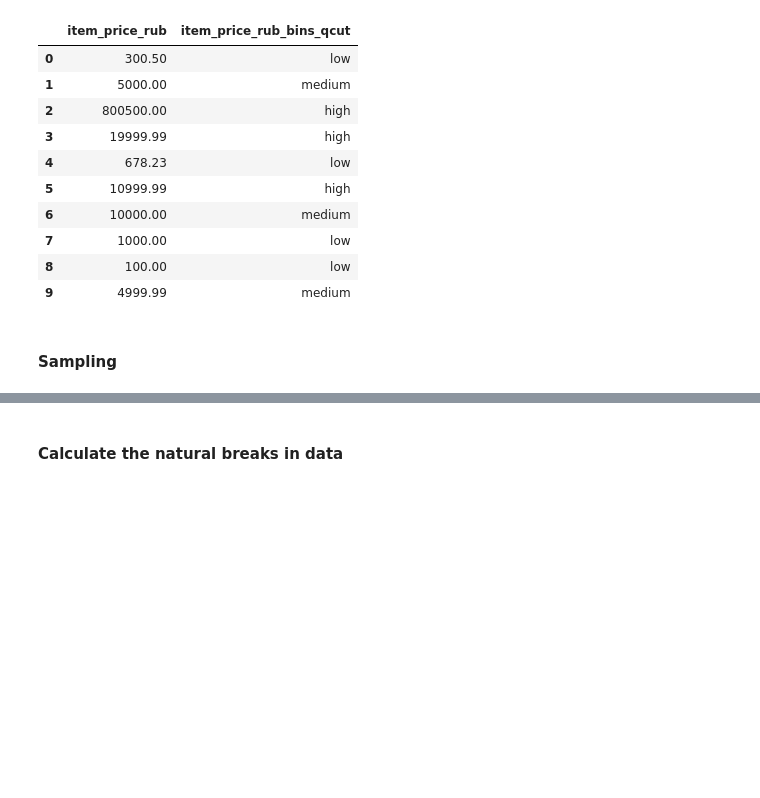
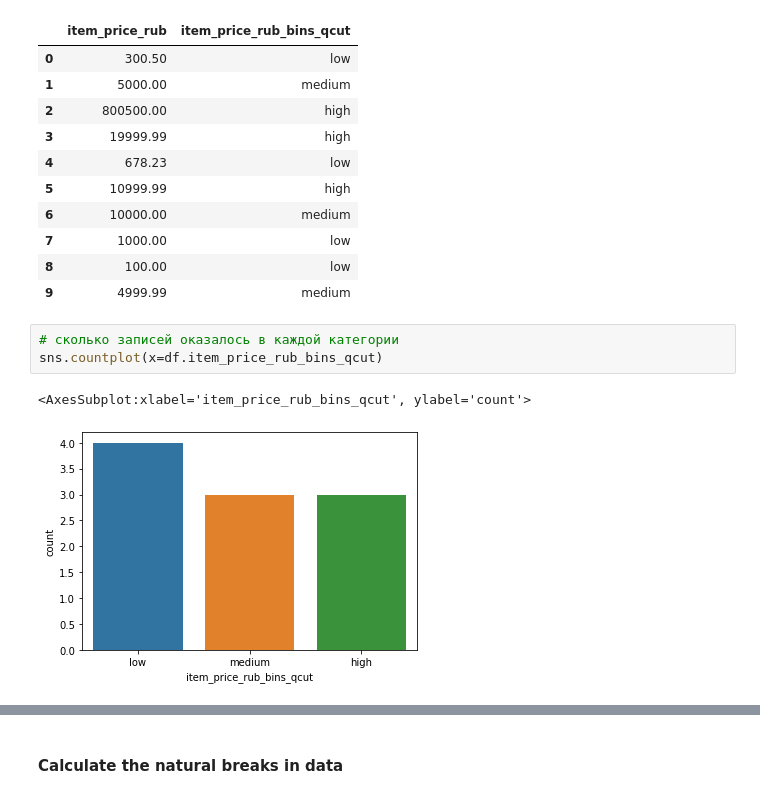
Before and after one commit to ryndovaira-org/data_science_lectures, a Jupyter notebook: 04_data_preparation/lectures/04_feature_engineering.ipynb, the cells around one changed output, grey strips where cells are left out. Cells and saved outputs as stored; diff of their text form; blank space fills up the shorter version.

```diff
--- a/04_data_preparation/lectures/04_feature_engineering.ipynb
+++ b/04_data_preparation/lectures/04_feature_engineering.ipynb
@@ -1383,5 +1400,9 @@ df[['item_price_rub', 'item_price_rub_bins_qcut']]
 | 7 | 1000.00 | low |
 | 8 | 100.00 | low |
 | 9 | 4999.99 | medium |
-# %% [markdown]
-#### Sampling
+# %%
+# сколько записей оказалось в каждой категории
+sns.countplot(x=df.item_price_rub_bins_qcut)
+# %% [output]
+<AxesSubplot:xlabel='item_price_rub_bins_qcut', ylabel='count'>
+[figure, added]
```
Also changed, not shown: parts of 18 cells of this notebook.
